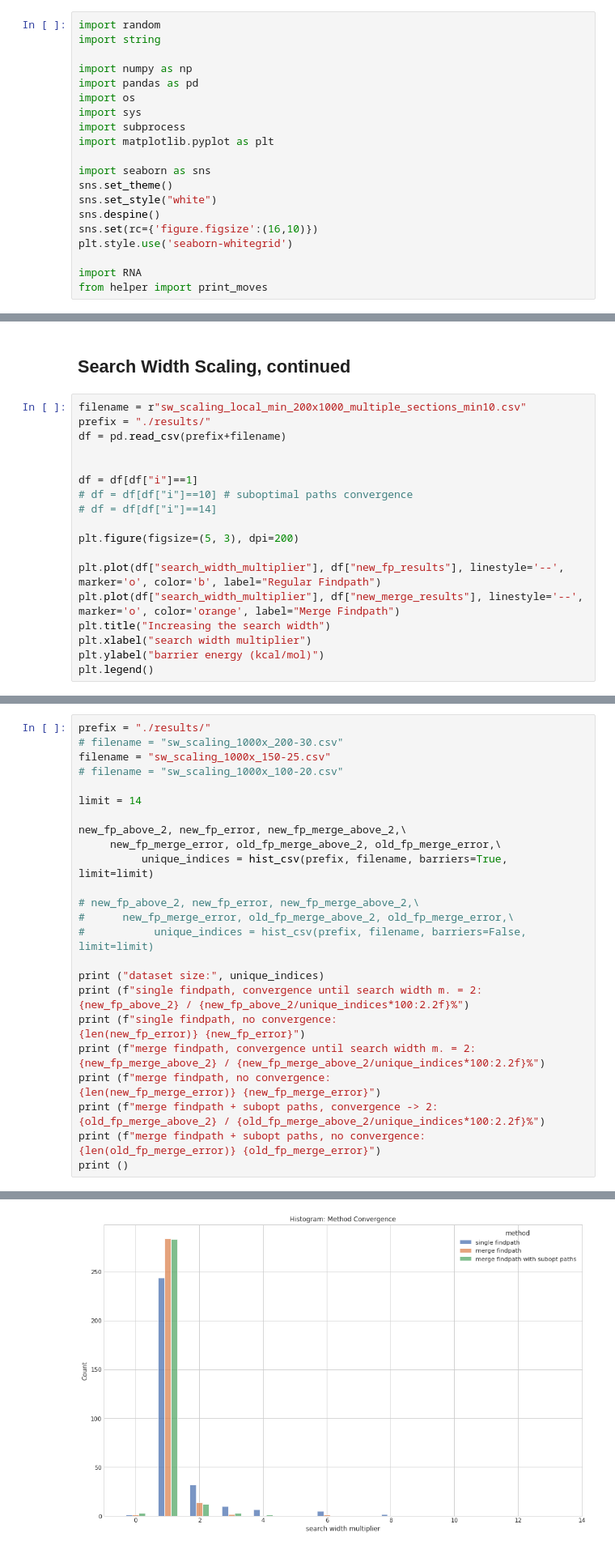
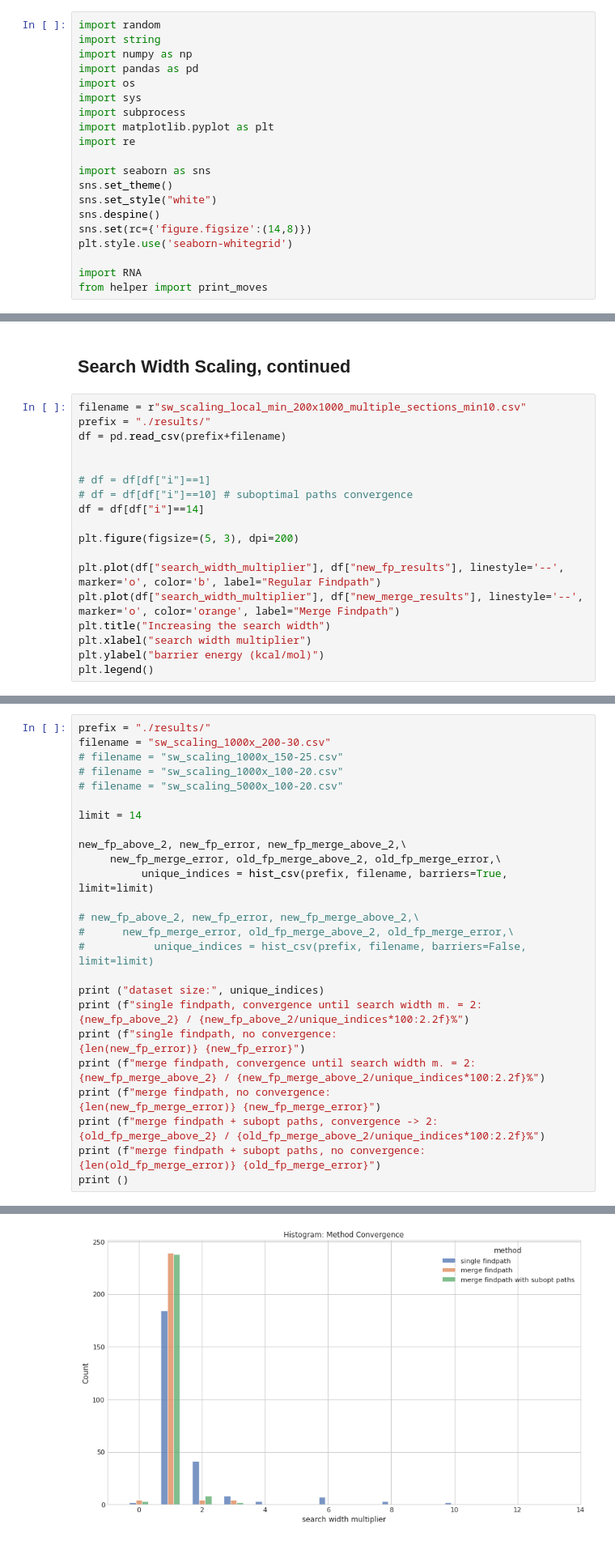
Before and after one commit to maxf-at/findpath_cpp, a Jupyter notebook: benchmarks/sw_scaling_result.ipynb, the cells around one changed output, grey strips where cells are left out. Shown: that part at 81% size. Cells and saved outputs as stored; diff of their text form.

```diff
--- a/benchmarks/sw_scaling_result.ipynb
+++ b/benchmarks/sw_scaling_result.ipynb
@@ -1,19 +1,19 @@
 # %%
 import random
 import string
-
 import numpy as np
 import pandas as pd
 import os
 import sys
 import subprocess
 import matplotlib.pyplot as plt
+import re
 
 import seaborn as sns
 sns.set_theme()
 sns.set_style("white")
 sns.despine()
-sns.set(rc={'figure.figsize':(16,10)})
+sns.set(rc={'figure.figsize':(14,8)})
 plt.style.use('seaborn-whitegrid')
 
 import RNA
@@ -28,9 +152,9 @@ prefix = "./results/"
 df = pd.read_csv(prefix+filename)
 
 
-df = df[df["i"]==1]
+# df = df[df["i"]==1]
 # df = df[df["i"]==10] # suboptimal paths convergence
-# df = df[df["i"]==14]
+df = df[df["i"]==14]
 
 plt.figure(figsize=(5, 3), dpi=200)
 
@@ -158,9 +282,10 @@ datasets:
 200 nt * 200
 # %%
 prefix = "./results/"
-# filename = "sw_scaling_1000x_200-30.csv"
-filename = "sw_scaling_1000x_150-25.csv"
+filename = "sw_scaling_1000x_200-30.csv"
+# filename = "sw_scaling_1000x_150-25.csv"
 # filename = "sw_scaling_1000x_100-20.csv"
+# filename = "sw_scaling_5000x_100-20.csv"
 
 limit = 14
 
@@ -191,4 +316,4 @@ merge findpath + subopt paths, no convergence:          3 [25, 155, 240]
-[figure, old version]
+[figure, new version]
 # %% [markdown]
 ## Example paths "barriers direct"
 # %%
```
Also changed, not shown: parts of 11 cells of this notebook, 48 other files.
